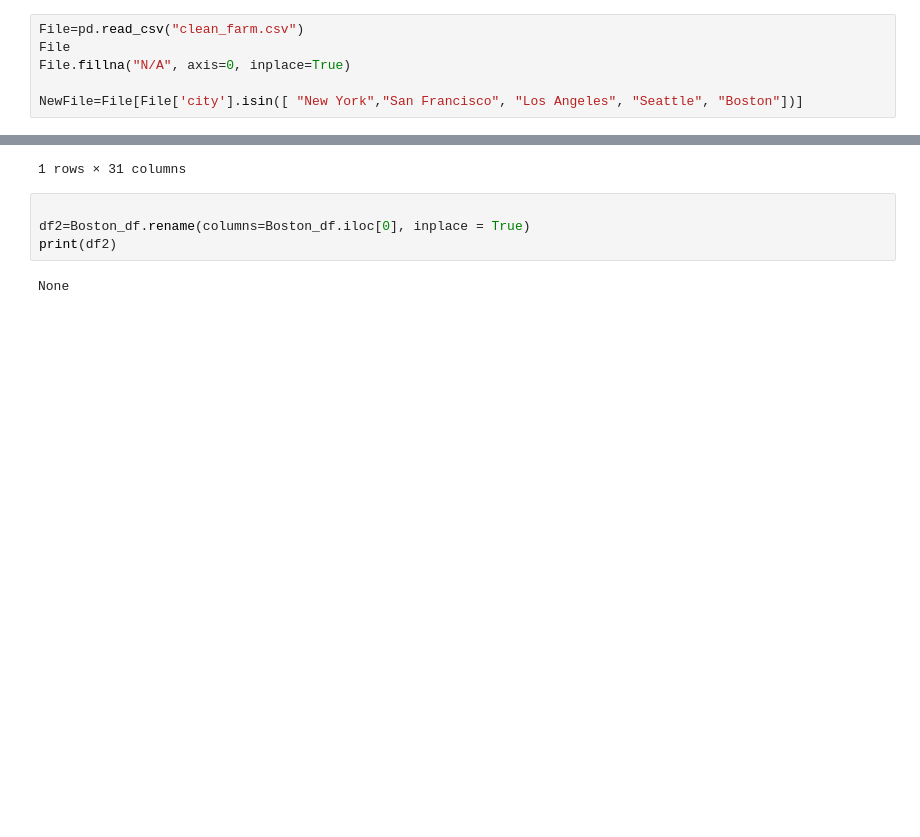
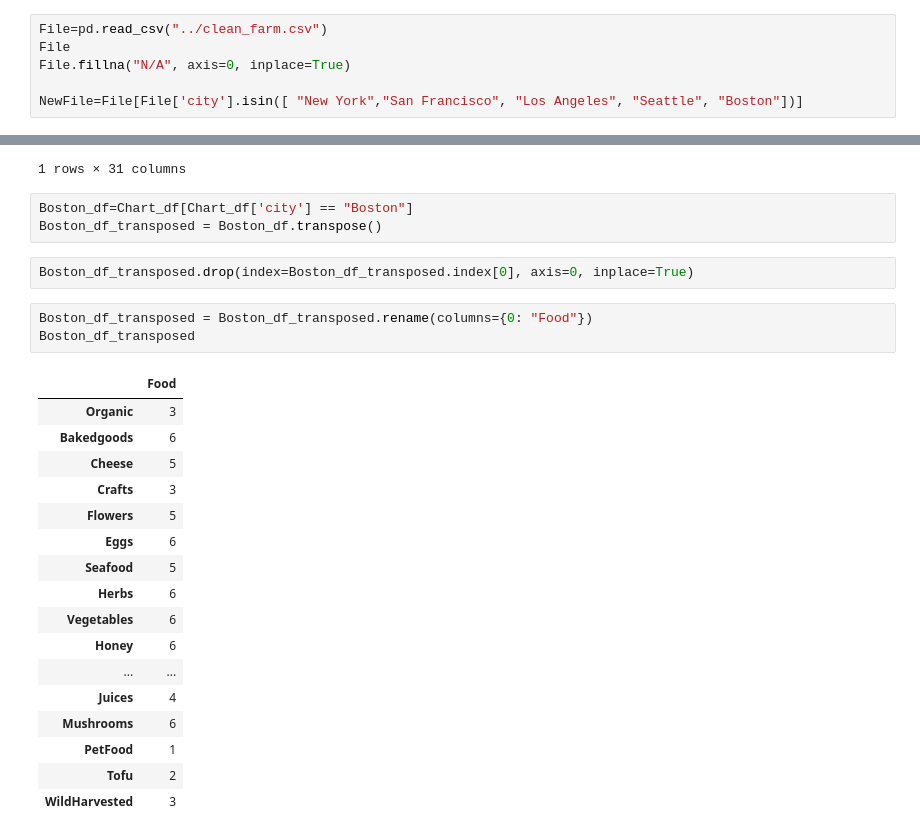
Before and after one commit to RobSalazar/Project-1, a Jupyter notebook: Jacquelin/Products.ipynb, the cells around one changed output, grey strips where cells are left out. Saved outputs shown, nothing was run; the diff lists cells and outputs as text; blank space fills up the shorter version.

```diff
--- a/Jacquelin/Products.ipynb
+++ b/Jacquelin/Products.ipynb
@@ -4,7 +4,7 @@ import pandas as pd
 import matplotlib as plt
 import numpy as np
 # %%
-File=pd.read_csv("clean_farm.csv")
+File=pd.read_csv("../clean_farm.csv")
 File
 File.fillna("N/A", axis=0, inplace=True)
 
@@ -180,12 +180,32 @@ Boston_df
 |  | city | Organic | Bakedgoods | Cheese | Crafts | Flowers | Eggs | Seafood | Herbs | Vegetables | ... |
 | 0 | Boston | 3 | 6 | 5 | 3 | 5 | 6 | 5 | 6 | 6 | ... |
 1 rows × 31 columns
-# %%
-
-df2=Boston_df.rename(columns=Boston_df.iloc[0], inplace = True)
-print(df2)
-# %% [output]
-None
+# %%
+Boston_df=Chart_df[Chart_df['city'] == "Boston"]
+Boston_df_transposed = Boston_df.transpose()
+# %%
+Boston_df_transposed.drop(index=Boston_df_transposed.index[0], axis=0, inplace=True)
+# %%
+Boston_df_transposed = Boston_df_transposed.rename(columns={0: "Food"})
+Boston_df_transposed
+# %% [output]
+|  | Food |
+| Organic | 3 |
+| Bakedgoods | 6 |
+| Cheese | 5 |
+| Crafts | 3 |
+| Flowers | 5 |
+| Eggs | 6 |
+| Seafood | 5 |
+| Herbs | 6 |
+| Vegetables | 6 |
+| Honey | 6 |
+| ... | ... |
+| Juices | 4 |
+| Mushrooms | 6 |
+| PetFood | 1 |
+| Tofu | 2 |
+| WildHarvested | 3 |
 # %%
 
 
```
Also changed, not shown: parts of 2 cells of this notebook, 2 other files.
